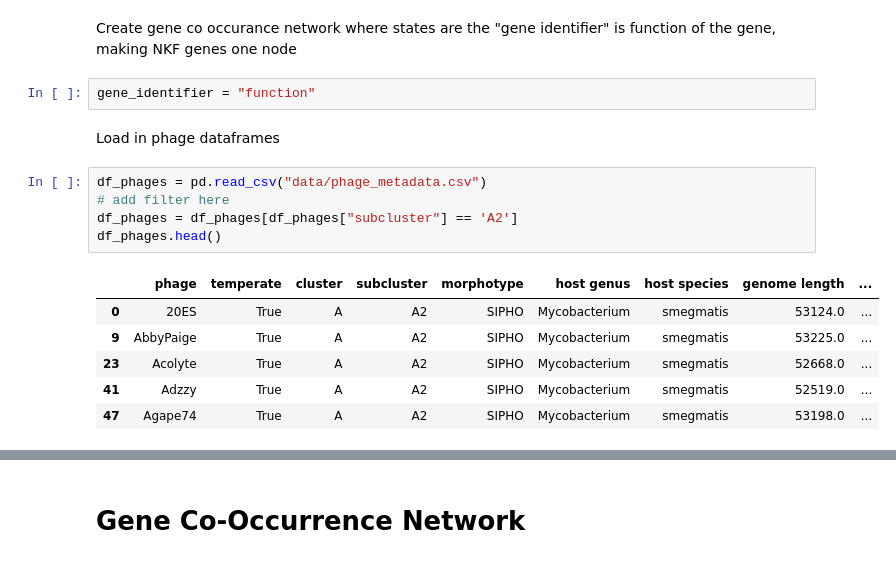
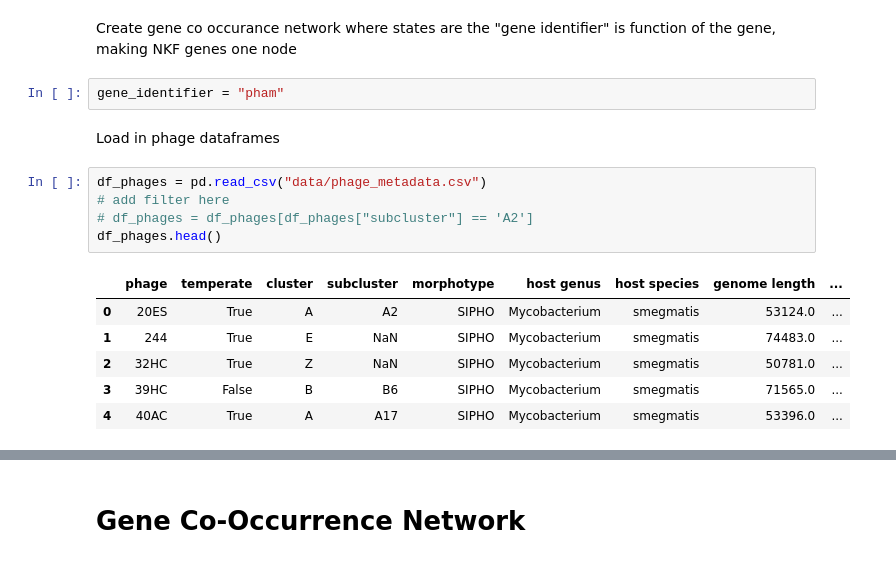
Before and after one commit to sky123martin/PhageOne, a Jupyter notebook: research_notebooks/11-15 Gene Co-Occurrence and Dependency Networks.ipynb, the cells around one changed output, grey strips where cells are left out. Saved outputs shown, nothing was run; the diff lists cells and outputs as text.

```diff
--- a/research_notebooks/11-15 Gene Co-Occurrence and Dependency Networks.ipynb
+++ b/research_notebooks/11-15 Gene Co-Occurrence and Dependency Networks.ipynb
@@ -16,21 +16,21 @@ from networkx.algorithms.community import greedy_modularity_communities
 # %% [markdown]
 Create gene co occurance network where states are the "gene identifier" is function of the gene, making NKF genes one node
 # %%
-gene_identifier = "function"
+gene_identifier = "pham"
 # %% [markdown]
 Load in phage dataframes
 # %%
 df_phages = pd.read_csv("data/phage_metadata.csv")
 # add filter here
-df_phages = df_phages[df_phages["subcluster"] == 'A2']
+# df_phages = df_phages[df_phages["subcluster"] == 'A2']
 df_phages.head()
 # %% [output]
 |  | phage | temperate | cluster | subcluster | morphotype | host genus | host species | genome length | ... |
 | 0 | 20ES | True | A | A2 | SIPHO | Mycobacterium | smegmatis | 53124.0 | ... |
-| 9 | AbbyPaige | True | A | A2 | SIPHO | Mycobacterium | smegmatis | 53225.0 | ... |
-| 23 | Acolyte | True | A | A2 | SIPHO | Mycobacterium | smegmatis | 52668.0 | ... |
-| 41 | Adzzy | True | A | A2 | SIPHO | Mycobacterium | smegmatis | 52519.0 | ... |
-| 47 | Agape74 | True | A | A2 | SIPHO | Mycobacterium | smegmatis | 53198.0 | ... |
+| 1 | 244 | True | E | NaN | SIPHO | Mycobacterium | smegmatis | 74483.0 | ... |
+| 2 | 32HC | True | Z | NaN | SIPHO | Mycobacterium | smegmatis | 50781.0 | ... |
+| 3 | 39HC | False | B | B6 | SIPHO | Mycobacterium | smegmatis | 71565.0 | ... |
+| 4 | 40AC | True | A | A17 | SIPHO | Mycobacterium | smegmatis | 53396.0 | ... |
 # %%
 df_genes = pd.read_csv("data/cleaned_gene_list.csv")
 df_genes = df_genes[df_genes["phage"].isin(df_phages["phage"].unique())]
```
Also changed, not shown: parts of 11 cells of this notebook, 12 other files.
